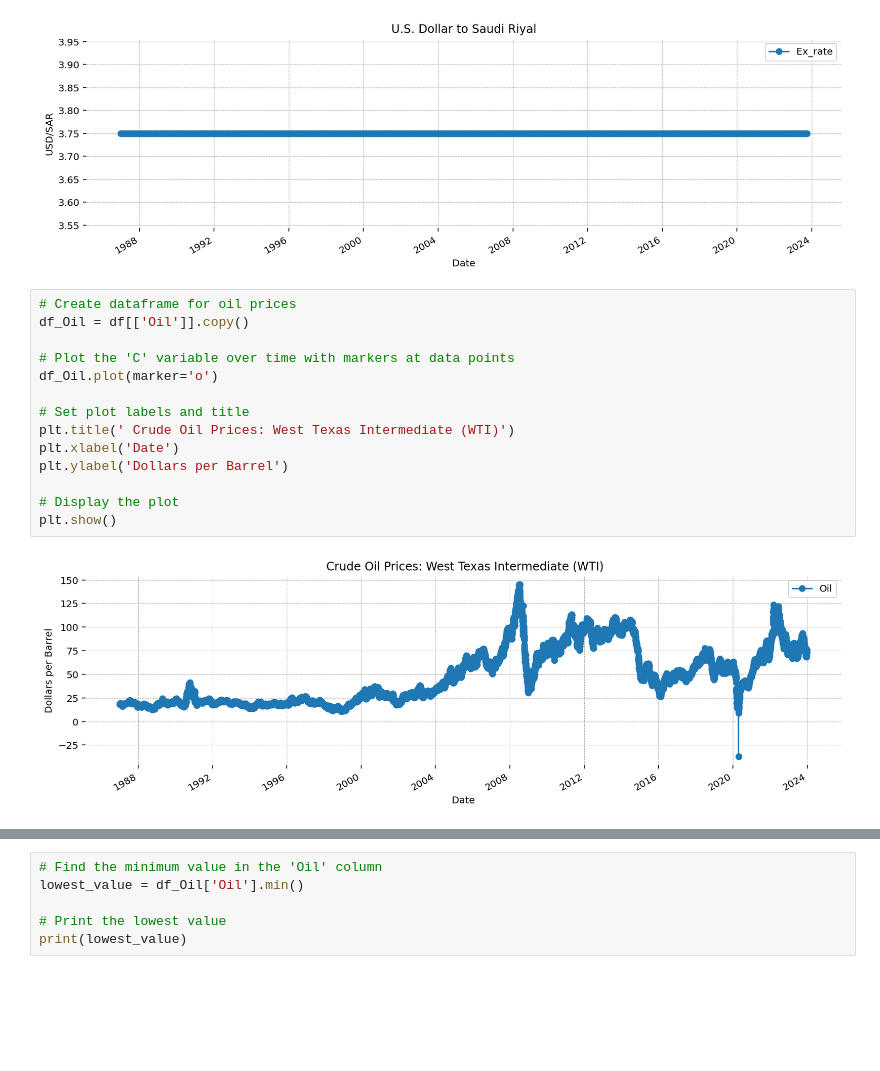
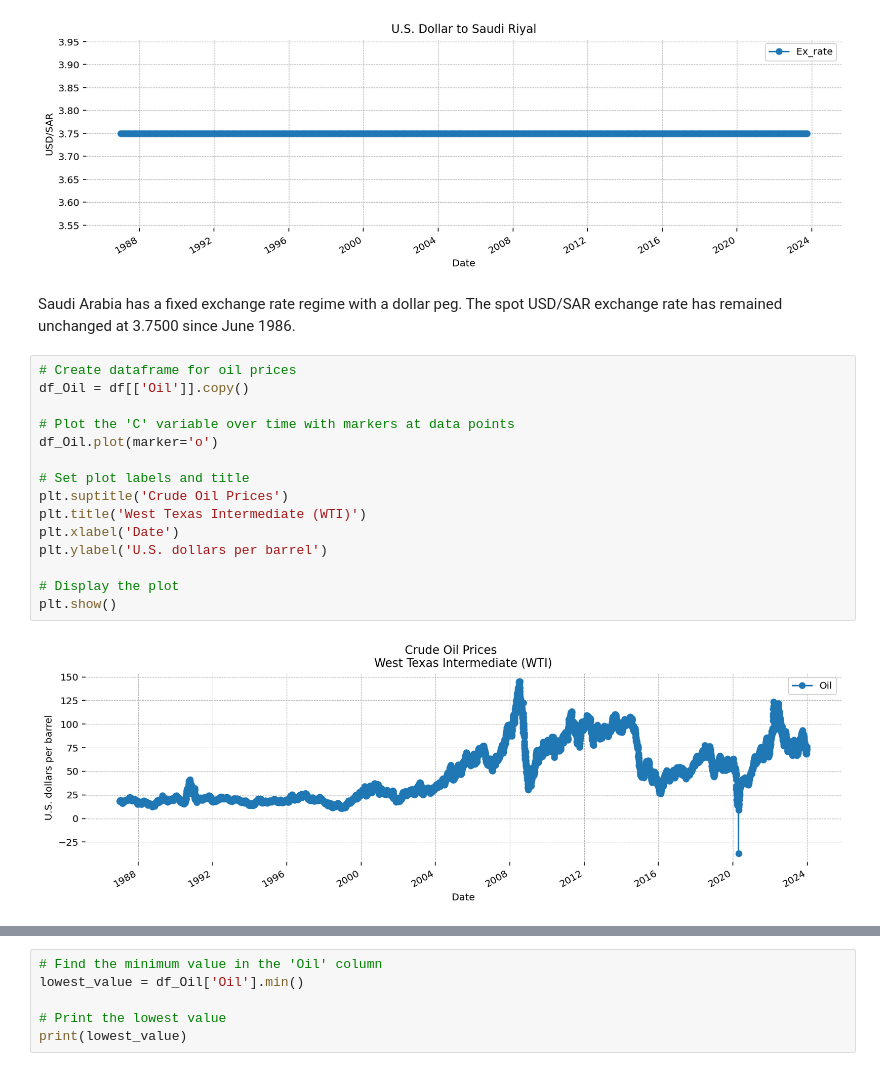
Before and after one commit to Solarkocher/Uni-projects, a Jupyter notebook: SaudiArabia_RBC_estimation_vers03-01-24.ipynb, the cells around one changed output, grey strips where cells are left out. Drawn from its saved outputs; the diff is of its cells as text; blank space fills up the shorter version.

```diff
--- a/SaudiArabia_RBC_estimation_vers03-01-24.ipynb
+++ b/SaudiArabia_RBC_estimation_vers03-01-24.ipynb
@@ -345,19 +352,22 @@ plt.ylabel('USD/SAR')
 plt.show()
 # %% [output]
 [figure]
+# %% [markdown]
+Saudi Arabia has a fixed exchange rate regime with a dollar peg. The spot USD/SAR exchange rate has remained unchanged at 3.7500 since June 1986.
 # %%
 # Create dataframe for oil prices
 df_Oil = df[['Oil']].copy()
 
 # Plot the 'C' variable over time with markers at data points
 df_Oil.plot(marker='o')
 
 # Set plot labels and title
-plt.title(' Crude Oil Prices: West Texas Intermediate (WTI)')
+plt.suptitle('Crude Oil Prices')
+plt.title('West Texas Intermediate (WTI)')
 plt.xlabel('Date')
-plt.ylabel('Dollars per Barrel')
+plt.ylabel('U.S. dollars per barrel')
 
 # Display the plot
 plt.show()
 # %% [output]
-[figure, old version]
+[figure, new version]
```
Also changed, not shown: parts of 128 cells of this notebook.
